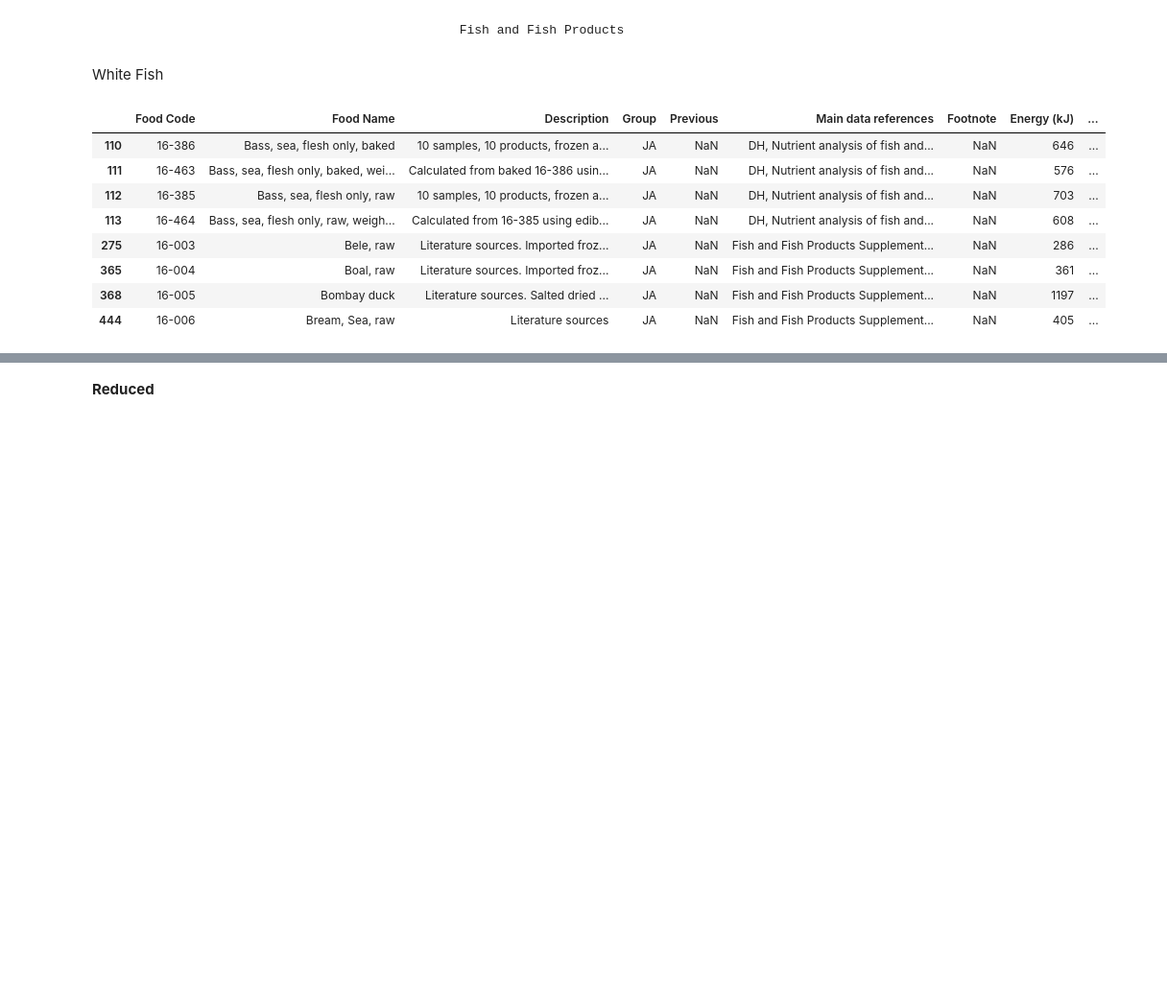
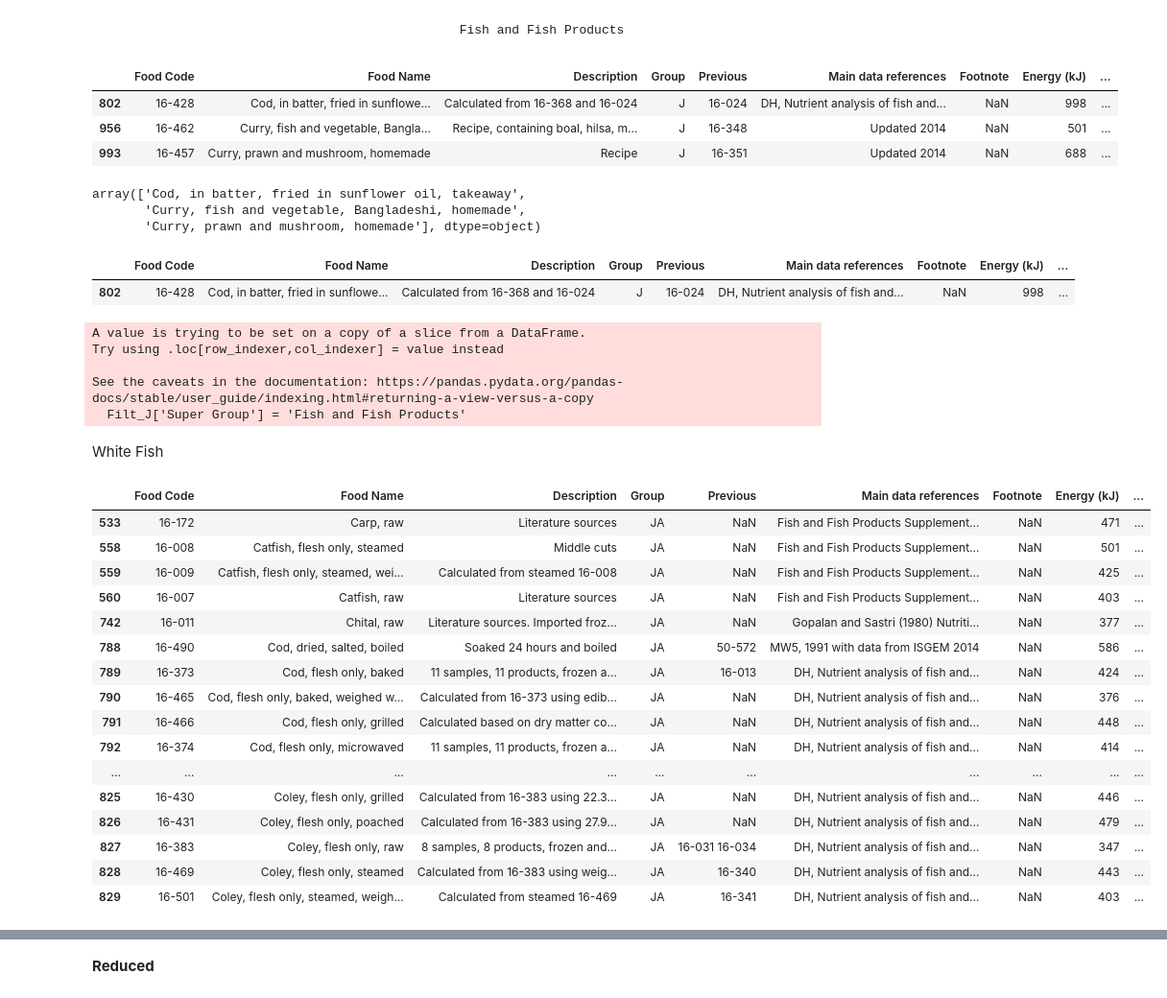
Before and after one commit to elliotkarikari/Product_Weight_Project, a Jupyter notebook: Jupter_notebooks/Reduction, Products that start with C.ipynb, the cells around one changed output, grey strips where cells are left out. Shown at 96% size. Drawn from its saved outputs; the diff is of its cells as text; code cells hidden in the pictures; blank space fills up the shorter version.

```diff
--- a/Jupter_notebooks/Reduction, Products that start with C.ipynb
+++ b/Jupter_notebooks/Reduction, Products that start with C.ipynb
@@ -769,18 +796,54 @@ See the caveats in the documentation: https://pandas.pydata.org/pandas-docs/stab
   Filt_H['Super Group'] = 'Herbs and Spices'
 # %% [markdown]
                                                    Fish and Fish Products
+# %%
+J = Prod_C.loc[Prod_C['Group']== 'J']
+J
+# %% [output]
+|  | Food Code | Food Name | Description | Group | Previous | Main data references | Footnote | Energy (kJ) | ... |
+| 802 | 16-428 | Cod, in batter, fried in sunflowe... | Calculated from 16-368 and 16-024 | J | 16-024 | DH, Nutrient analysis of fish and... | NaN | 998 | ... |
+| 956 | 16-462 | Curry, fish and vegetable, Bangla... | Recipe, containing boal, hilsa, m... | J | 16-348 | Updated 2014 | NaN | 501 | ... |
+| 993 | 16-457 | Curry, prawn and mushroom, homemade | Recipe | J | 16-351 | Updated 2014 | NaN | 688 | ... |
+# %%
+J['Food Name'].unique()
+# %% [output]
+array(['Cod, in batter, fried in sunflower oil, takeaway',
+       'Curry, fish and vegetable, Bangladeshi, homemade',
+       'Curry, prawn and mushroom, homemade'], dtype=object)
+# %%
+Filt_J = J.loc[J['Food Name'] == 'Cod, in batter, fried in sunflower oil, takeaway']
+Filt_J
+# %% [output]
+|  | Food Code | Food Name | Description | Group | Previous | Main data references | Footnote | Energy (kJ) | ... |
+| 802 | 16-428 | Cod, in batter, fried in sunflowe... | Calculated from 16-368 and 16-024 | J | 16-024 | DH, Nutrient analysis of fish and... | NaN | 998 | ... |
+# %%
+Filt_J['Super Group'] = 'Fish and Fish Products'
+# %% [output]
+A value is trying to be set on a copy of a slice from a DataFrame.
+Try using .loc[row_indexer,col_indexer] = value instead
+
+See the caveats in the documentation: https://pandas.pydata.org/pandas-docs/stable/user_guide/indexing.html#returning-a-view-versus-a-copy
+  Filt_J['Super Group'] = 'Fish and Fish Products'
 # %% [markdown]
 White Fish
 # %%
-JA = Prod_B.loc[Prod_B['Group']== 'JA']
+JA = Prod_C.loc[Prod_C['Group']== 'JA']
 JA
 # %% [output]
 |  | Food Code | Food Name | Description | Group | Previous | Main data references | Footnote | Energy (kJ) | ... |
-| 110 | 16-386 | Bass, sea, flesh only, baked | 10 samples, 10 products, frozen a... | JA | NaN | DH, Nutrient analysis of fish and... | NaN | 646 | ... |
-| 111 | 16-463 | Bass, sea, flesh only, baked, wei... | Calculated from baked 16-386 usin... | JA | NaN | DH, Nutrient analysis of fish and... | NaN | 576 | ... |
-| 112 | 16-385 | Bass, sea, flesh only, raw | 10 samples, 10 products, frozen a... | JA | NaN | DH, Nutrient analysis of fish and... | NaN | 703 | ... |
-| 113 | 16-464 | Bass, sea, flesh only, raw, weigh... | Calculated from 16-385 using edib... | JA | NaN | DH, Nutrient analysis of fish and... | NaN | 608 | ... |
-| 275 | 16-003 | Bele, raw | Literature sources. Imported froz... | JA | NaN | Fish and Fish Products Supplement... | NaN | 286 | ... |
-| 365 | 16-004 | Boal, raw | Literature sources. Imported froz... | JA | NaN | Fish and Fish Products Supplement... | NaN | 361 | ... |
-| 368 | 16-005 | Bombay duck | Literature sources. Salted dried ... | JA | NaN | Fish and Fish Products Supplement... | NaN | 1197 | ... |
-| 444 | 16-006 | Bream, Sea, raw | Literature sources | JA | NaN | Fish and Fish Products Supplement... | NaN | 405 | ... |
+| 533 | 16-172 | Carp, raw | Literature sources | JA | NaN | Fish and Fish Products Supplement... | NaN | 471 | ... |
+| 558 | 16-008 | Catfish, flesh only, steamed | Middle cuts | JA | NaN | Fish and Fish Products Supplement... | NaN | 501 | ... |
+| 559 | 16-009 | Catfish, flesh only, steamed, wei... | Calculated from steamed 16-008 | JA | NaN | Fish and Fish Products Supplement... | NaN | 425 | ... |
+| 560 | 16-007 | Catfish, raw | Literature sources | JA | NaN | Fish and Fish Products Supplement... | NaN | 403 | ... |
+| 742 | 16-011 | Chital, raw | Literature sources. Imported froz... | JA | NaN | Gopalan and Sastri (1980) Nutriti... | NaN | 377 | ... |
+| 788 | 16-490 | Cod, dried, salted, boiled | Soaked 24 hours and boiled | JA | 50-572 | MW5, 1991 with data from ISGEM 2014 | NaN | 586 | ... |
+| 789 | 16-373 | Cod, flesh only, baked | 11 samples, 11 products, frozen a... | JA | 16-013 | DH, Nutrient analysis of fish and... | NaN | 424 | ... |
+| 790 | 16-465 | Cod, flesh only, baked, weighed w... | Calculated from 16-373 using edib... | JA | NaN | DH, Nutrient analysis of fish and... | NaN | 376 | ... |
+| 791 | 16-466 | Cod, flesh only, grilled | Calculated based on dry matter co... | JA | NaN | DH, Nutrient analysis of fish and... | NaN | 448 | ... |
+| 792 | 16-374 | Cod, flesh only, microwaved | 11 samples, 11 products, frozen a... | JA | NaN | DH, Nutrient analysis of fish and... | NaN | 414 | ... |
+| ... | ... | ... | ... | ... | ... | ... | ... | ... | ... |
+| 825 | 16-430 | Coley, flesh only, grilled | Calculated from 16-383 using 22.3... | JA | NaN | DH, Nutrient analysis of fish and... | NaN | 446 | ... |
+| 826 | 16-431 | Coley, flesh only, poached | Calculated from 16-383 using 27.9... | JA | NaN | DH, Nutrient analysis of fish and... | NaN | 479 | ... |
+| 827 | 16-383 | Coley, flesh only, raw | 8 samples, 8 products, frozen and... | JA | 16-031 16-034 | DH, Nutrient analysis of fish and... | NaN | 347 | ... |
+| 828 | 16-469 | Coley, flesh only, steamed | Calculated from 16-383 using weig... | JA | 16-340 | DH, Nutrient analysis of fish and... | NaN | 443 | ... |
+| 829 | 16-501 | Coley, flesh only, steamed, weigh... | Calculated from steamed 16-469 | JA | 16-341 | DH, Nutrient analysis of fish and... | NaN | 403 | ... |
```
Also changed, not shown: parts of 19 cells of this notebook.
